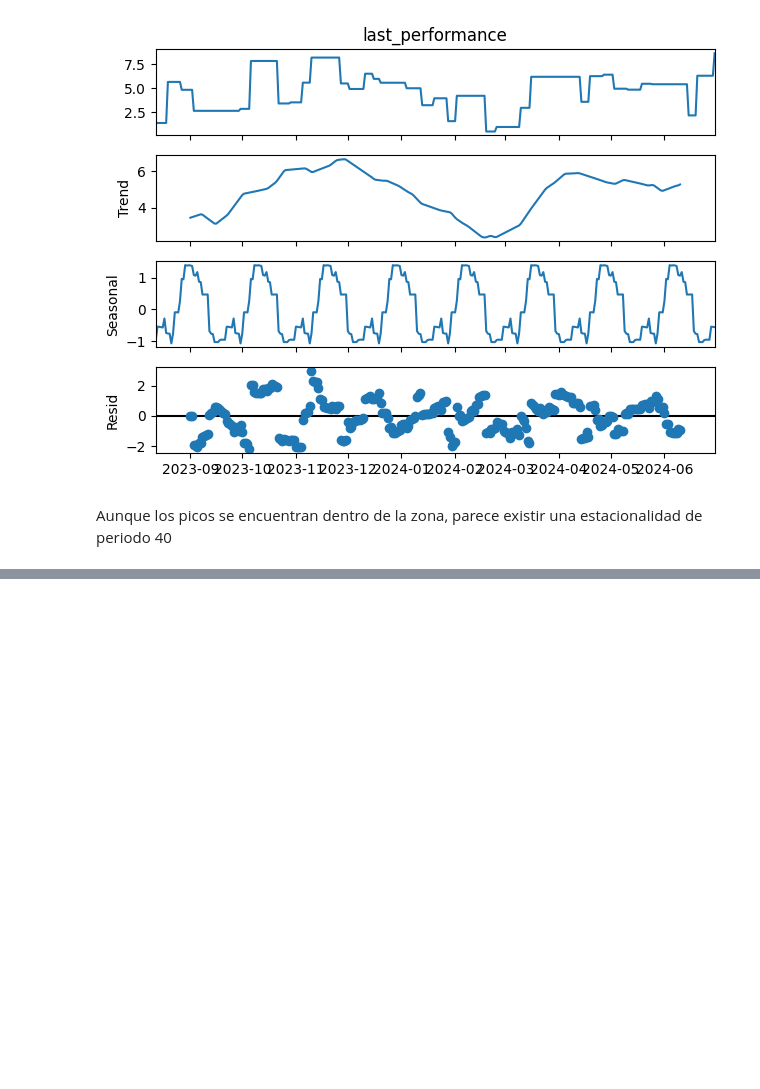
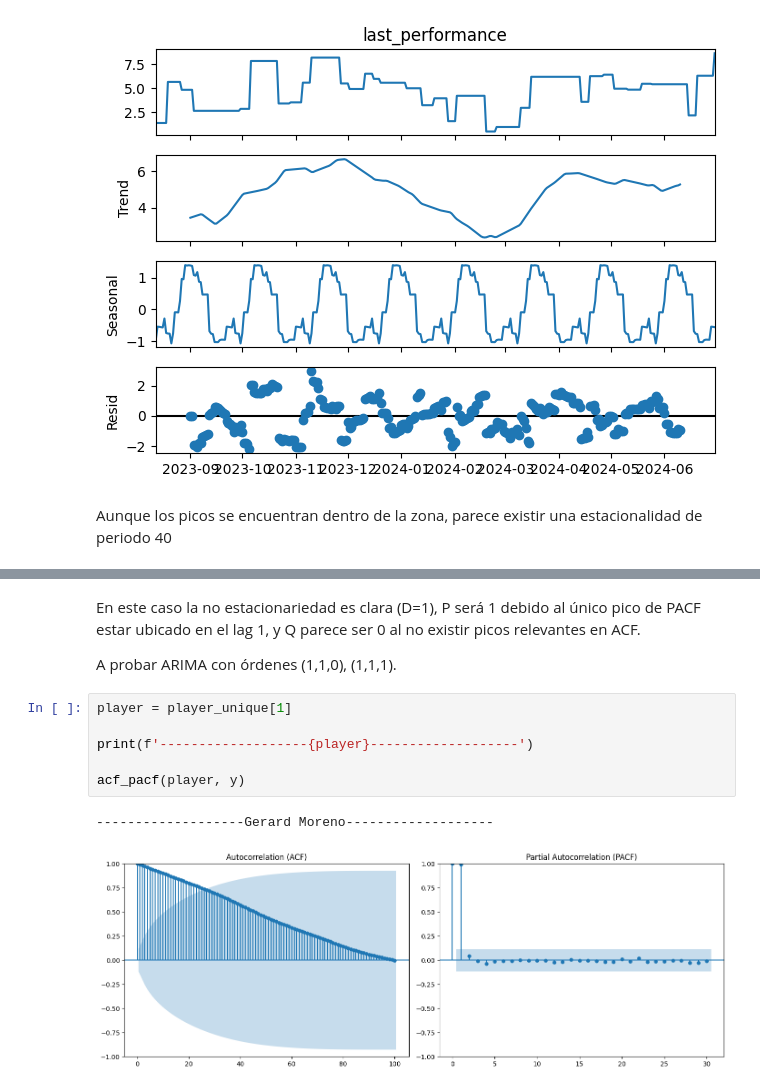
Before and after one commit to Santiagodiz/PlayerPulse, a Jupyter notebook: data/tserie_study.ipynb, the cells around one changed output, grey strips where cells are left out. Drawn from its saved outputs; the diff is of its cells as text; blank space fills up the shorter version.

```diff
--- a/data/tserie_study.ipynb
+++ b/data/tserie_study.ipynb
@@ -228,0 +310,13 @@ Por último esta serie parece seguir la misma moda, ARIMA(1,1,0) con posibilidad
+# %% [markdown]
+En este caso la no estacionariedad es clara (D=1), P será 1 debido al único pico de PACF estar ubicado en el lag 1, y Q parece ser 0 al no existir picos relevantes en ACF.
+
+A probar ARIMA con órdenes (1,1,0), (1,1,1).
+# %%
+player = player_unique[1]
+
+print(f'-------------------{player}-------------------')
+
+acf_pacf(player, y)
+# %% [output]
+-------------------Gerard Moreno-------------------
+[figure, added]
```
Also changed, not shown: parts of 64 cells of this notebook.
